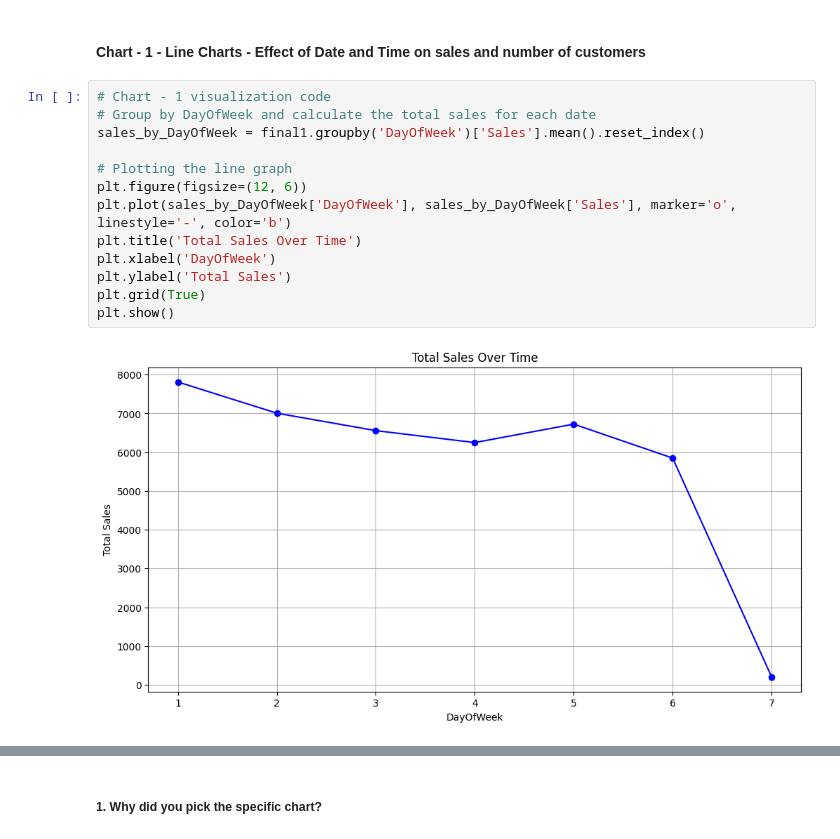
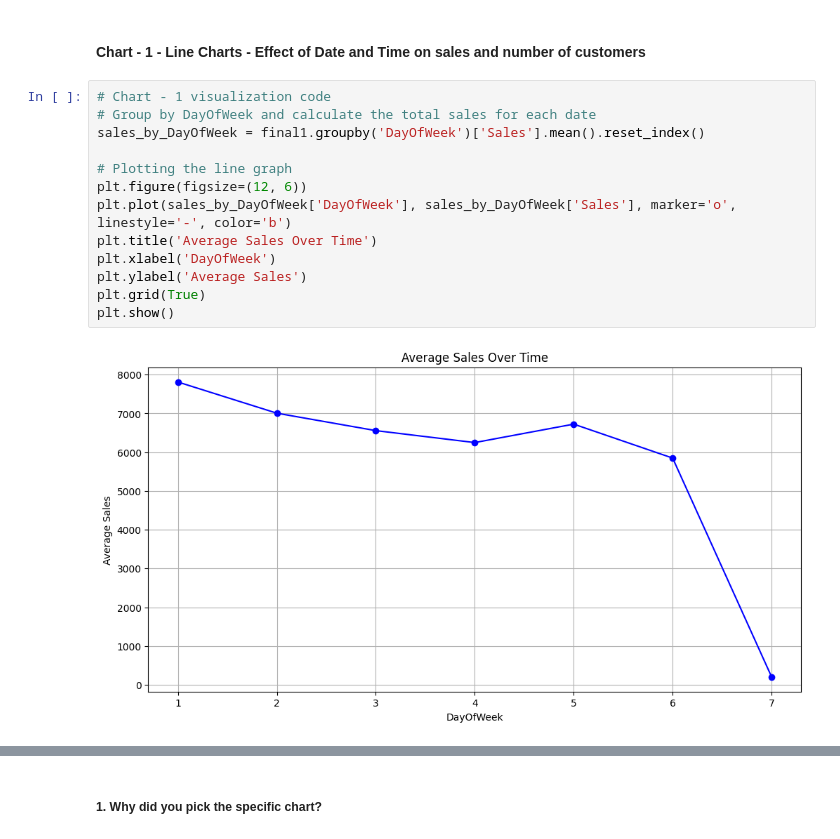
Before and after one commit to satyamkulkarni122/Assignment, a Jupyter notebook: Project_Retail_Sales_Predictions.ipynb, the cells around one changed output, grey strips where cells are left out. Saved outputs shown, nothing was run; the diff lists cells and outputs as text.

```diff
--- a/Project_Retail_Sales_Predictions.ipynb
+++ b/Project_Retail_Sales_Predictions.ipynb
@@ -503,18 +503,18 @@ Removed the outliers from sales and customer data.
 # %%
 # Chart - 1 visualization code
 # Group by DayOfWeek and calculate the total sales for each date
 sales_by_DayOfWeek = final1.groupby('DayOfWeek')['Sales'].mean().reset_index()
 
 # Plotting the line graph
 plt.figure(figsize=(12, 6))
 plt.plot(sales_by_DayOfWeek['DayOfWeek'], sales_by_DayOfWeek['Sales'], marker='o', linestyle='-', color='b')
-plt.title('Total Sales Over Time')
+plt.title('Average Sales Over Time')
 plt.xlabel('DayOfWeek')
-plt.ylabel('Total Sales')
+plt.ylabel('Average Sales')
 plt.grid(True)
 plt.show()
 # %% [output]
-[figure, old version]
+[figure, new version]
 # %%
 # Chart - 1 visualization code
 # Group by date and calculate the total sales for each date
```
Also changed, not shown: parts of 67 cells of this notebook.
